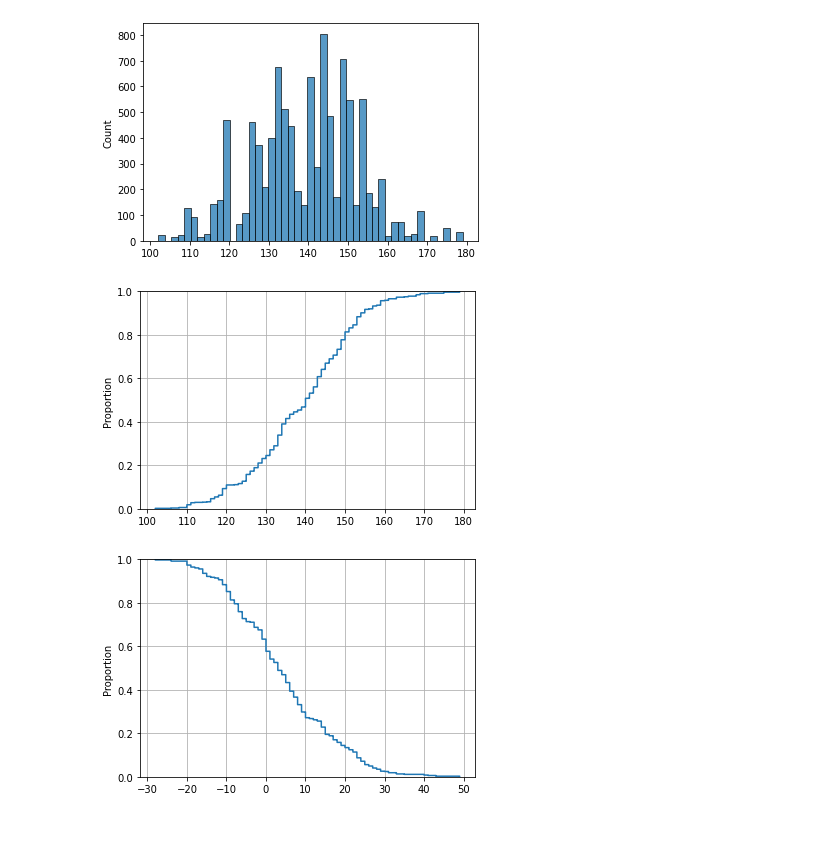
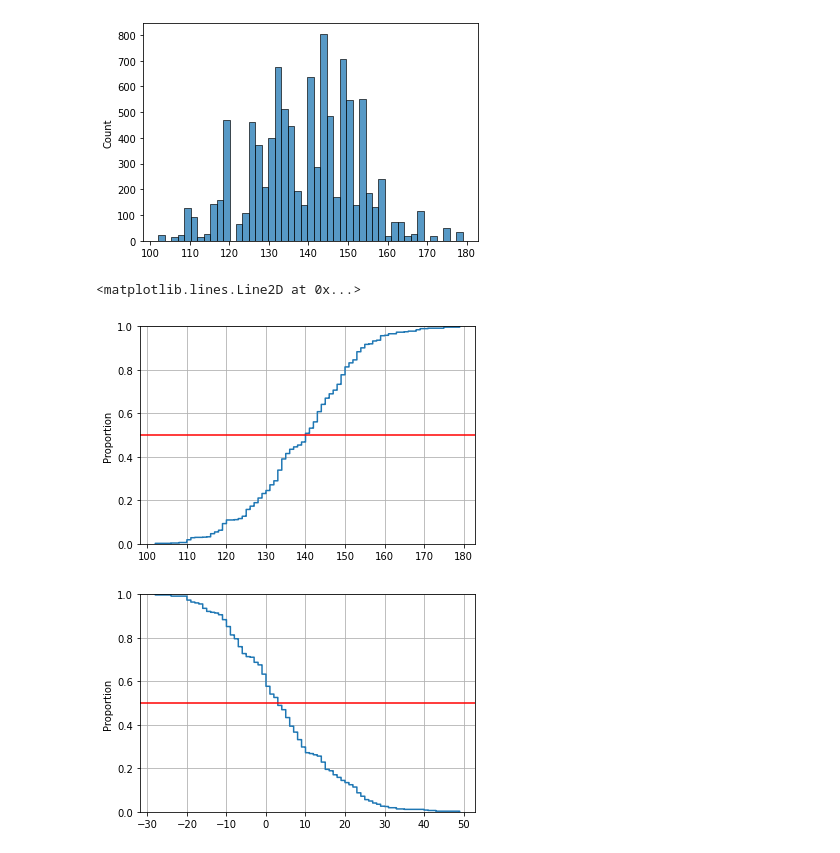
Before and after one commit to gaulight42/bball1, a Jupyter notebook: ncaaBball2022v2.ipynb, the cells around one changed output. Drawn from its saved outputs; the diff is of its cells as text; code cells hidden in the pictures.

```diff
--- a/ncaaBball2022v2.ipynb
+++ b/ncaaBball2022v2.ipynb
@@ -211,7 +340,7 @@ class FoldedTransform(dist.transforms.AbsTransform):
 
 def model(home_id, away_id, score1_obs=None, score2_obs=None):
     # hyperpriors
-    alpha = pyro.sample("alpha", dist.Normal(0.0, 1.0))
+    alpha = pyro.sample("alpha", dist.Normal(1.0, 3.0))
     sd_att = pyro.sample("sd_att", dist.TransformedDistribution(dist.StudentT(3.0, 0.0, 4), FoldedTransform()))
     sd_def = pyro.sample("sd_def", dist.TransformedDistribution(dist.StudentT(3.0, 0.0, 4), FoldedTransform()))
     #student t: degrees of freedom, mean, width
@@ -505,13 +634,16 @@ sns.histplot(overunder)
 # %%
 sns.ecdfplot(overunder)
 plt.grid()
+plt.axhline(y=0.5, color='r', linestyle='-')
 # %% [output]
+<matplotlib.lines.Line2D at 0x...>
-[figure, old version]
+[figure, new version]
 # %%
 #probability of team1 wining by at least x points
 sns.ecdfplot(spread,complementary=True)
+plt.axhline(y=0.5, color='r', linestyle='-')
 plt.grid()
 # %% [output]
-[figure, old version]
+[figure, new version]
 # %%
 #how to double the last 10 games
```
Also changed, not shown: parts of 7 cells of this notebook.
